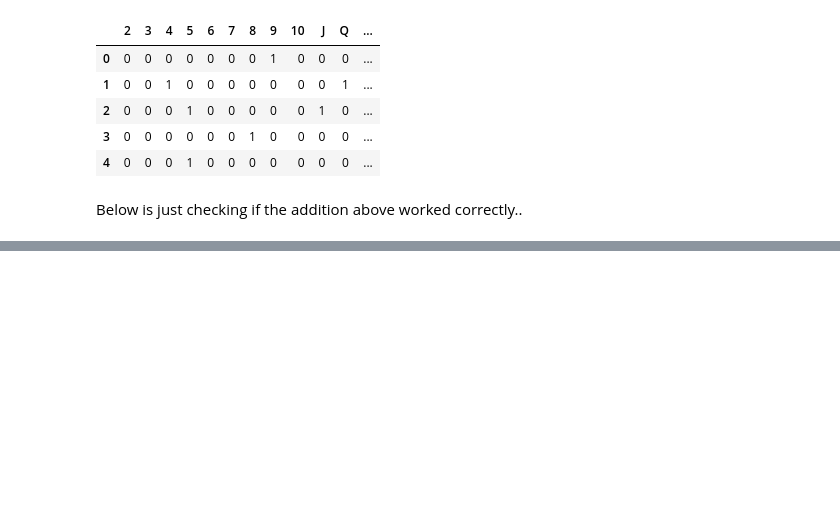
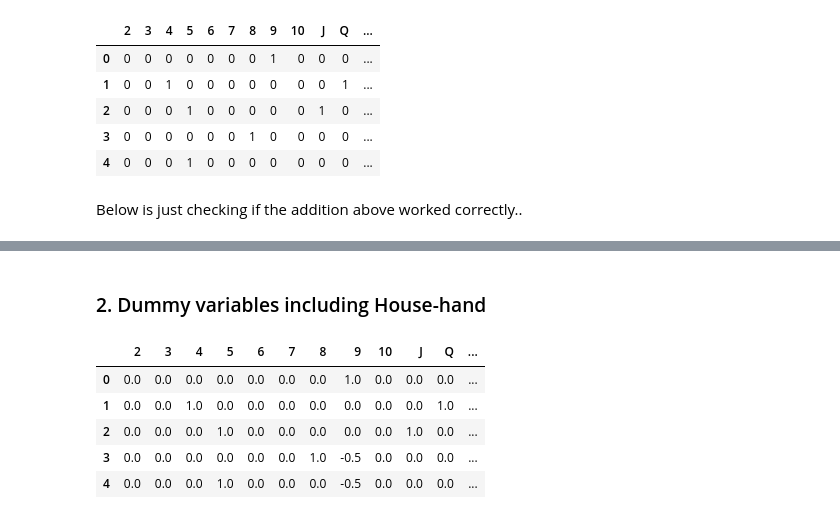
Before and after one commit to jcstrydom/black-jack, a Jupyter notebook: notebooks/regression_modeling.ipynb, the cells around one changed output, grey strips where cells are left out. Drawn from its saved outputs; the diff is of its cells as text; code cells hidden in the pictures; blank space fills up the shorter version.

```diff
--- a/notebooks/regression_modeling.ipynb
+++ b/notebooks/regression_modeling.ipynb
@@ -166,0 +184,15 @@ torch.Size([181, 13])
+# %% [markdown]
+### 2. Dummy variables including House-hand
+# %%
+all_input_df = pd.get_dummies(bet_df.card_1).astype(int)
+all_input_df = all_input_df.add(pd.get_dummies(bet_df.card_2).astype(int), fill_value=0)
+all_input_df = all_input_df.add(pd.get_dummies(bet_df.house_card).astype(int)*-0.5, fill_value=0)
+all_input_df = all_input_df[['2','3','4','5','6','7','8','9','10','J','Q','K','A']]
+all_input_df.head()
+# %% [output]
+|  | 2 | 3 | 4 | 5 | 6 | 7 | 8 | 9 | 10 | J | Q | ... |
+| 0 | 0.0 | 0.0 | 0.0 | 0.0 | 0.0 | 0.0 | 0.0 | 1.0 | 0.0 | 0.0 | 0.0 | ... |
+| 1 | 0.0 | 0.0 | 1.0 | 0.0 | 0.0 | 0.0 | 0.0 | 0.0 | 0.0 | 0.0 | 1.0 | ... |
+| 2 | 0.0 | 0.0 | 0.0 | 1.0 | 0.0 | 0.0 | 0.0 | 0.0 | 0.0 | 1.0 | 0.0 | ... |
+| 3 | 0.0 | 0.0 | 0.0 | 0.0 | 0.0 | 0.0 | 1.0 | -0.5 | 0.0 | 0.0 | 0.0 | ... |
+| 4 | 0.0 | 0.0 | 0.0 | 1.0 | 0.0 | 0.0 | 0.0 | -0.5 | 0.0 | 0.0 | 0.0 | ... |
```
Also changed, not shown: parts of 15 cells of this notebook.
